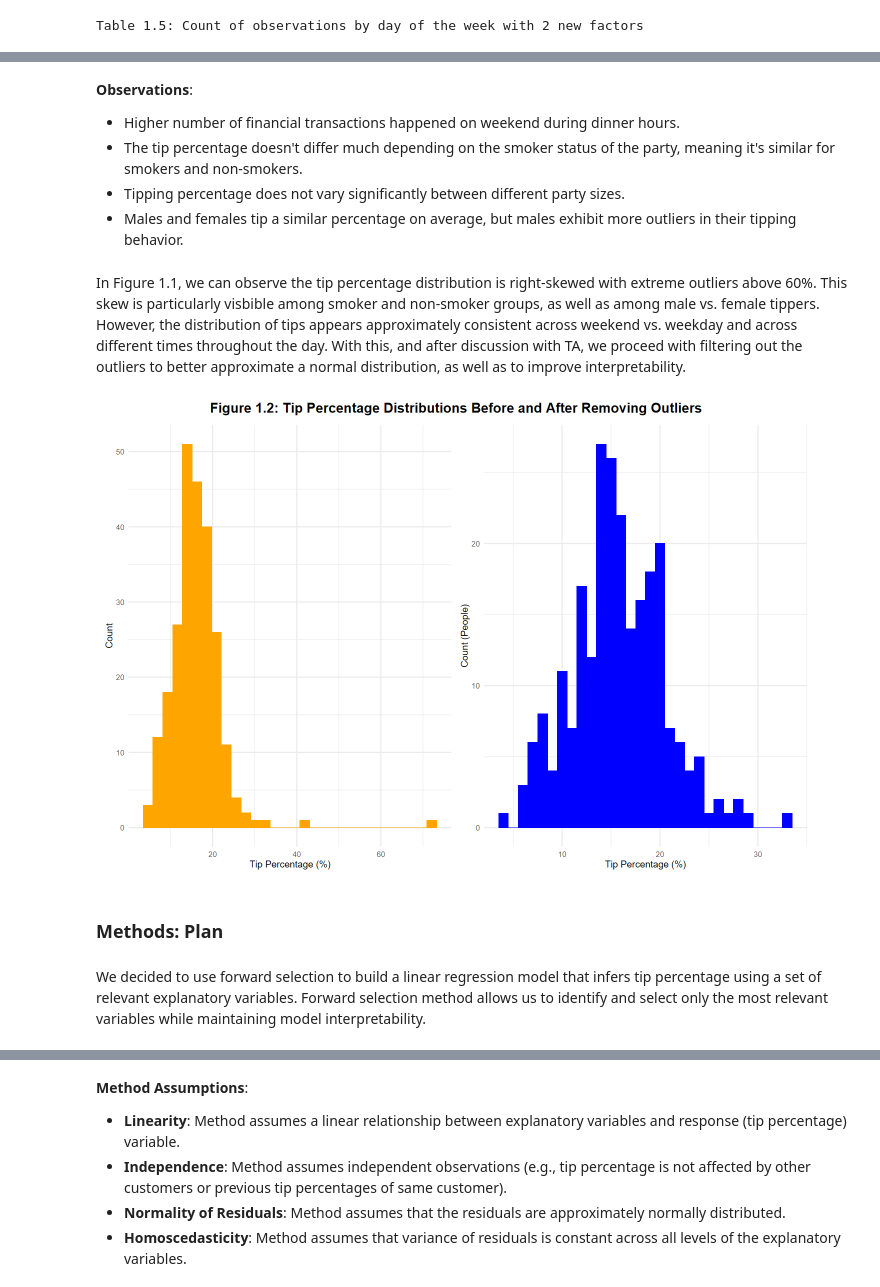
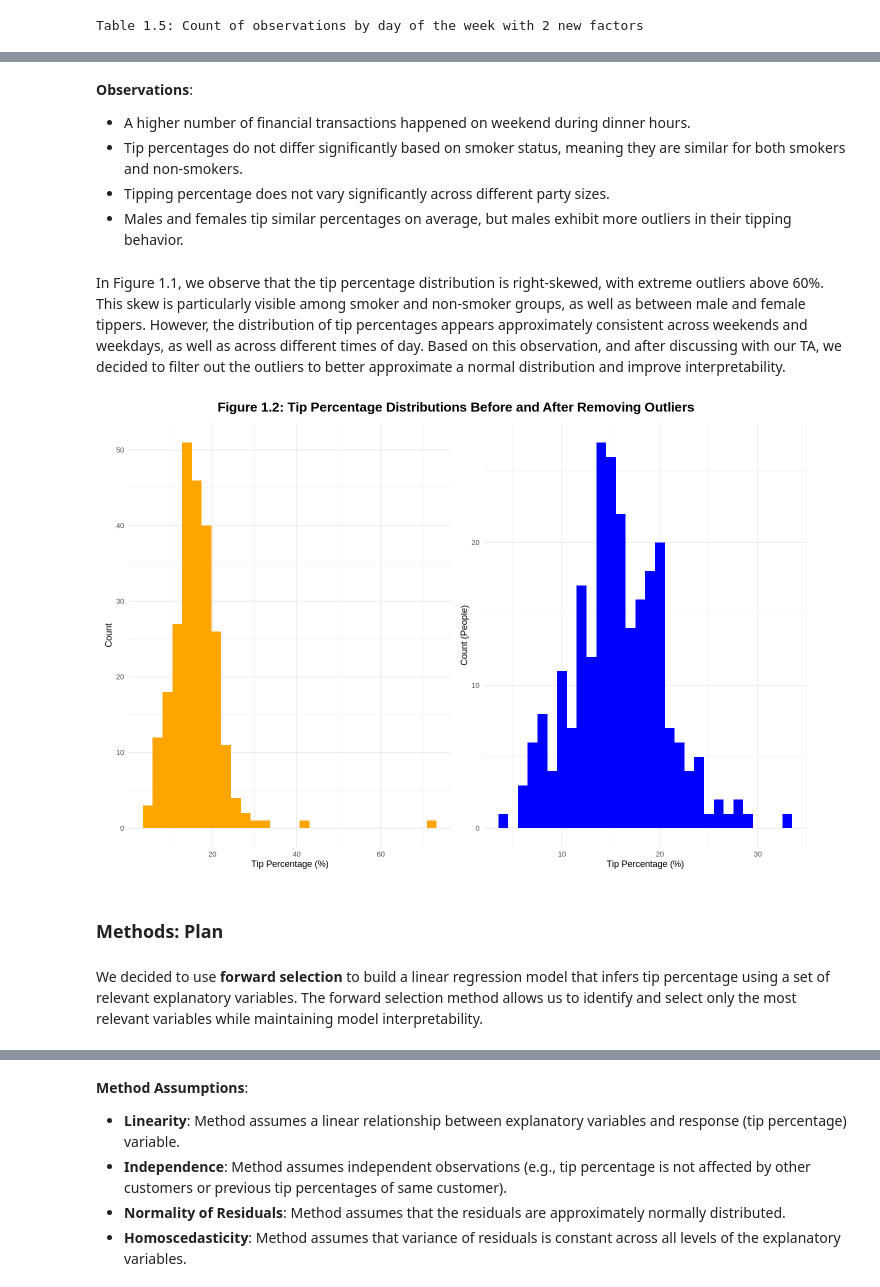
Before and after one commit to lllexiliang/stat301-final-project, a Jupyter notebook: final_project.ipynb, the cells around one changed output, grey strips where cells are left out. Drawn from its saved outputs; the diff is of its cells as text; code cells hidden in the pictures.

```diff
--- a/final_project.ipynb
+++ b/final_project.ipynb
@@ -224,47 +247,49 @@ combined_plot
 # %% [markdown]
 **Observations**:
-- Higher number of financial transactions happened on weekend during dinner hours.
-- The tip percentage doesn't differ much depending on the smoker status of the party, meaning it's similar for smokers and non-smokers.
-- Tipping percentage does not vary significantly between different party sizes.
-- Males and females tip a similar percentage on average, but males exhibit more outliers in their tipping behavior.
+- A higher number of financial transactions happened on weekend during dinner hours.
+- Tip percentages do not differ significantly based on smoker status, meaning they are similar for both smokers and non-smokers.
+- Tipping percentage does not vary significantly across different party sizes.
+- Males and females tip similar percentages on average, but males exhibit more outliers in their tipping behavior.
 # %% [markdown]
-In Figure 1.1, we can observe the tip percentage distribution is right-skewed with extreme outliers above 60%. This skew is particularly visbible among smoker and non-smoker groups, as well as among male vs. female tippers. However, the distribution of tips appears approximately consistent across weekend vs. weekday and across different times throughout the day. With this, and after discussion with TA, we proceed with filtering out the outliers to better approximate a normal distribution, as well as to improve interpretability.
+In Figure 1.1, we observe that the tip percentage distribution is right-skewed, with extreme outliers above 60%. This skew is particularly visible among smoker and non-smoker groups, as well as between male and female tippers. However, the distribution of tip percentages appears approximately consistent across weekends and weekdays, as well as across different times of day. Based on this observation, and after discussing with our TA, we decided to filter out the outliers to better approximate a normal distribution and improve interpretability.
 # %%
 # Developer: Tara
-# Contributor: Piyush
+# Contributor: Piyush, Dominique, Lexi
 
 options(repr.plot.width = 12, repr.plot.height = 8)
 # looking at the distribution of the raw data to identify extreme outliers
 outlier_plot <- ggplot(tip, aes(x = tip_pct)) +
     geom_histogram(bins = 30, fill = "orange") +
     labs(x = "Tip Percentage (%)", y = "Count") +
     theme_minimal()
 
 # identifying potential outliers in `tip_pct`column by using the mean +/- 3 * sd formula
 mean_tip <- mean(tip$tip_pct)
 sd_tip <- sd(tip$tip_pct)
 upper_bound <- mean_tip + 3 * sd_tip
 lower_bound <- mean_tip - 3 * sd_tip
 
 # creating a new subset with filtered outliers
 tip <- subset(tip, tip_pct <= upper_bound & tip_pct >= lower_bound)
 
+# creating a histogram of tip percentage after removing outliers
 remove_outlier_plot <- ggplot(tip, aes(x = tip_pct)) +
     geom_histogram(bins = 30, fill = "blue") +
     labs(x = "Tip Percentage (%)", y = "Count (People)") +
     theme_minimal()
 
+# combining the original plot with the updated plot
 combined_plots <- (outlier_plot + remove_outlier_plot) +
     plot_annotation(
         title = "Figure 1.2: Tip Percentage Distributions Before and After Removing Outliers",
-        theme = theme(plot.title = element_text(size = 16, , face = "bold", hjust = 0.5))
+        theme = theme(plot.title = element_text(size = 16, face = "bold", hjust = 0.5))
     )
 combined_plots
 # %% [output]
-[figure, old version]
+[figure, new version]
 # %% [markdown]
 ### **Methods: Plan**
 # %% [markdown]
-We decided to use forward selection to build a linear regression model that infers tip percentage using a set of relevant explanatory variables. Forward selection method allows us to identify and select only the most relevant variables while maintaining model interpretability.
+We decided to use **forward selection** to build a linear regression model that infers tip percentage using a set of relevant explanatory variables. The forward selection method allows us to identify and select only the most relevant variables while maintaining model interpretability.
 # %% [markdown]
 **Method Reasoning**:
```
Also changed, not shown: parts of 19 cells of this notebook.
